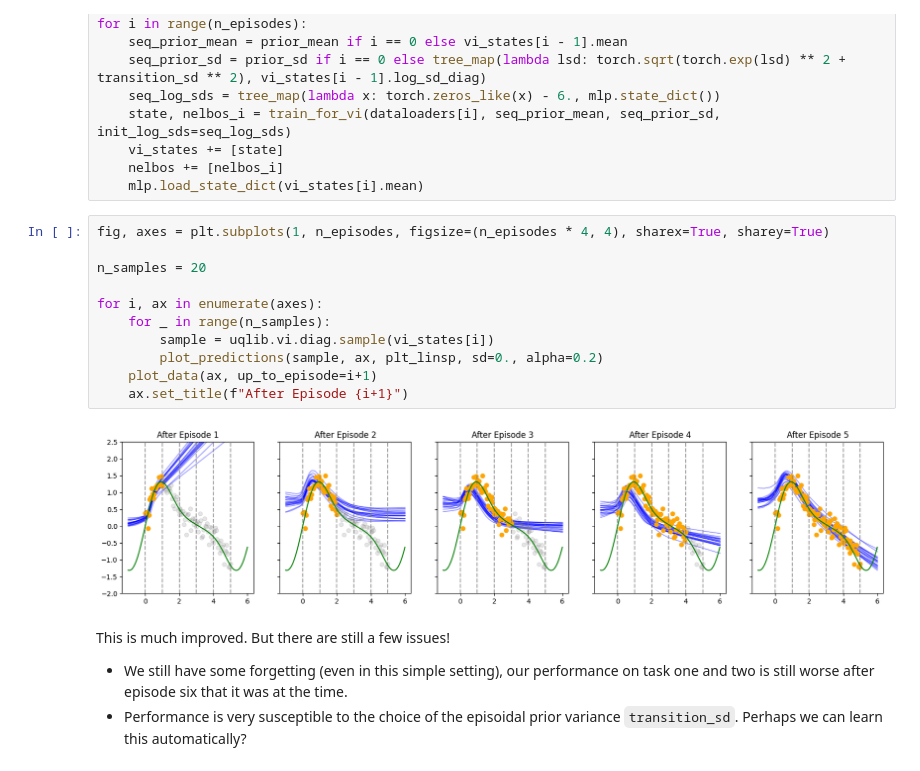
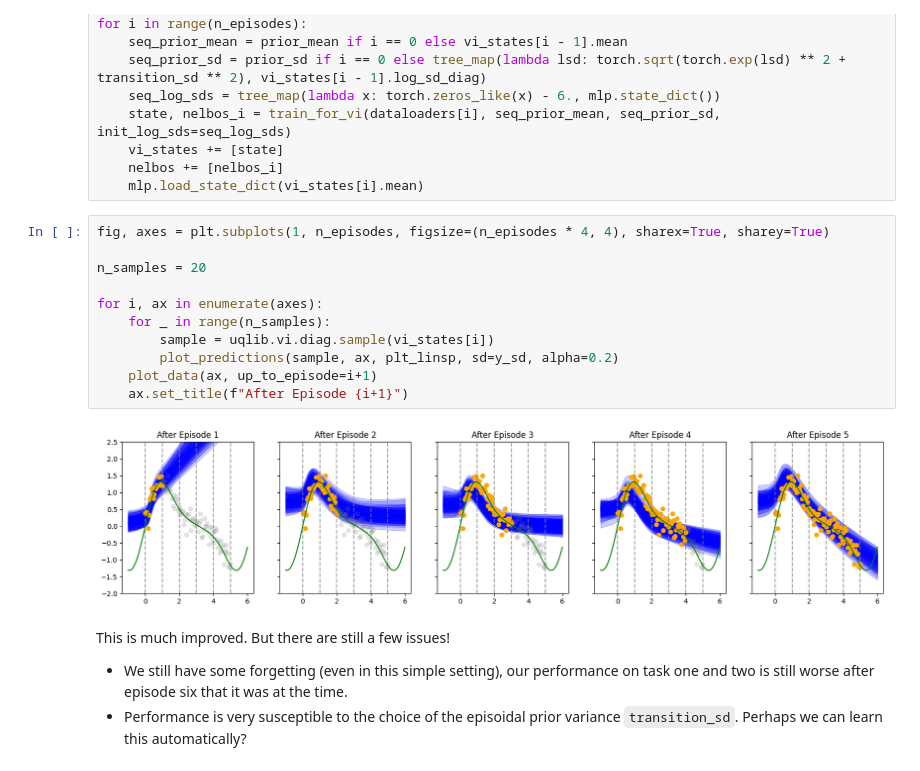
Before and after one commit to normal-computing/posteriors, a Jupyter notebook: examples/continual_regression.ipynb, the cells around one changed output. Drawn from its saved outputs; the diff is of its cells as text.

Commit message:
Error bars on continual plot

```diff
--- a/examples/continual_regression.ipynb
+++ b/examples/continual_regression.ipynb
@@ -171,16 +171,16 @@ for i in range(n_episodes):
 # %%
 fig, axes = plt.subplots(1, n_episodes, figsize=(n_episodes * 4, 4), sharex=True, sharey=True)
 
 n_samples = 20
 
 for i, ax in enumerate(axes):
     for _ in range(n_samples):
         sample = uqlib.vi.diag.sample(vi_states[i])
-        plot_predictions(sample, ax, plt_linsp, sd=0., alpha=0.2)
+        plot_predictions(sample, ax, plt_linsp, sd=y_sd, alpha=0.2)
     plot_data(ax, up_to_episode=i+1)
     ax.set_title(f"After Episode {i+1}")
 # %% [output]
-[figure, old version]
+[figure, new version]
 # %% [markdown]
 This is much improved. But there are still a few issues!
 
```
